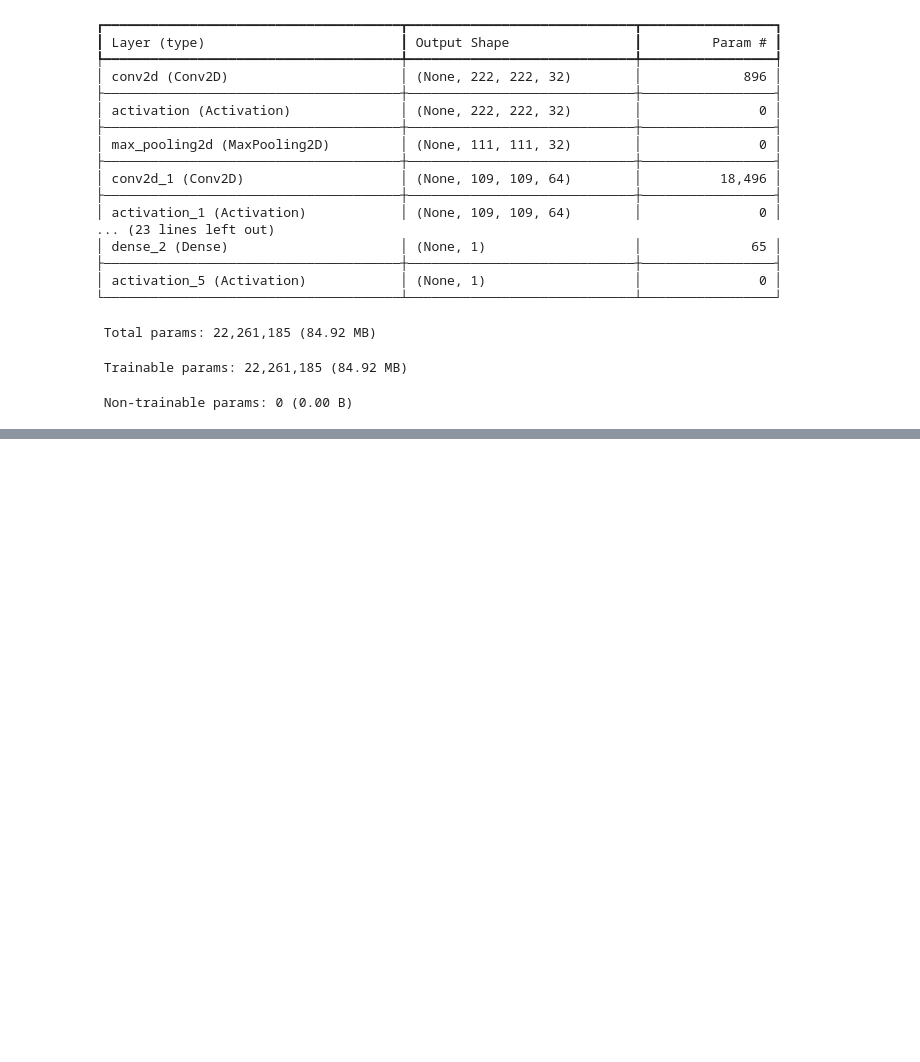
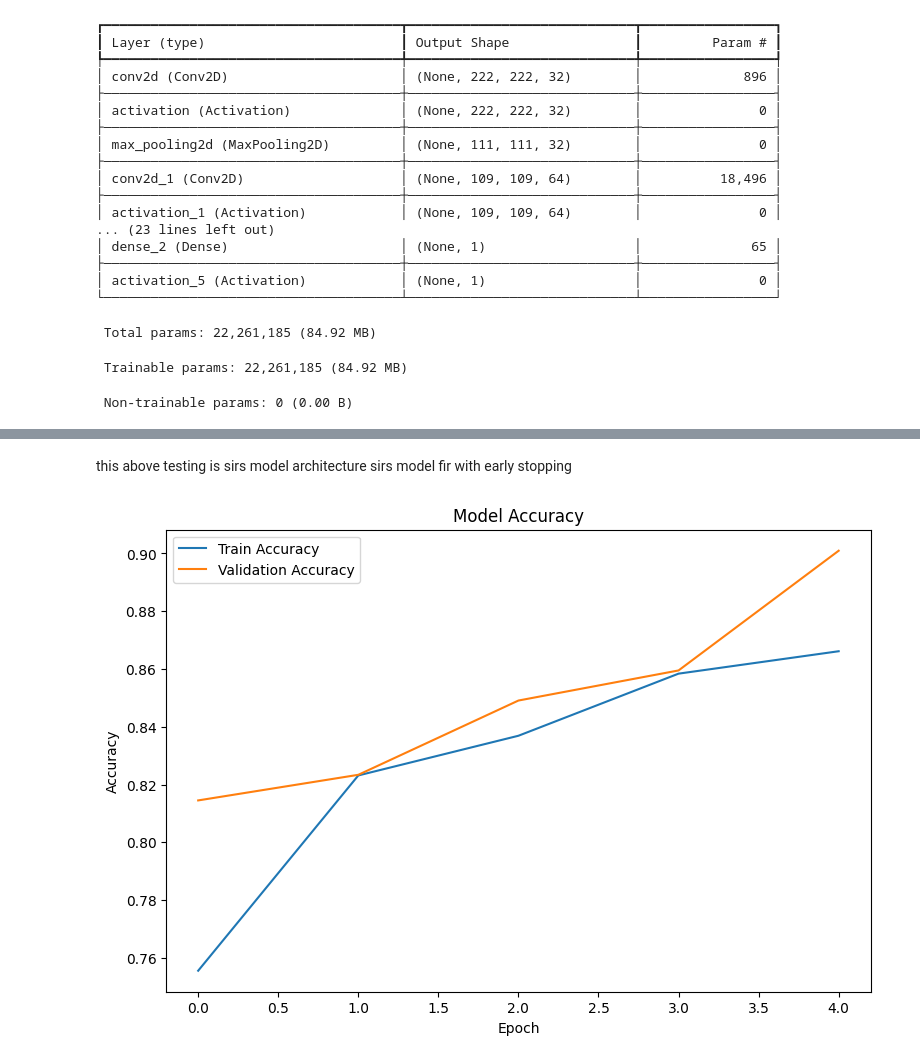
Before and after one commit to Jay0073/Waste-Classifier, a Jupyter notebook: CNN.ipynb, the cells around one changed output, grey strips where cells are left out. Drawn from its saved outputs; the diff is of its cells as text; code cells hidden in the pictures; blank space fills up the shorter version.

```diff
--- a/CNN.ipynb
+++ b/CNN.ipynb
@@ -149,4 +150,4 @@ img_width = 224
 img_height = 224
 
 # batch size for generating augmented data
-batch_size = 32
+batch_size = 64
@@ -228,10 +215,6 @@ model.add(Dropout(0.5))
 
 model.add(Dense(1))
 model.add(Activation('sigmoid'))
-
-model.compile(loss = "binary_crossentropy",
-              optimizer = "adam",
-              metrics = ["accuracy"])
 # %%
 model.summary()
 # %% [output]
@@ -266,8 +242,9 @@ early_stopping = EarlyStopping(
+# %%
+model.compile(optimizer='Adam', loss='binary_crossentropy', metrics=['accuracy'])
 # %%
 # Fit the model
 hist = model.fit(
     train_data_generator,
     epochs=5,  # Increased epochs for training
     validation_data=validation_data_generator,
-    callbacks=[early_stopping]  # Include early stopping
 )
@@ -274,23 +262,21 @@ hist = model.fit(
+# %% [markdown]
+this above testing is
+sirs model architecture
+sirs model fir
+with early stopping
 # %%
 # Plot accuracy and loss curves
-plt.figure(figsize=(14, 5))
+plt.figure(figsize=(20, 6))
 
 # Accuracy Plot
 plt.subplot(1, 2, 1)
 plt.plot(hist.history['accuracy'], label='Train Accuracy')
 plt.plot(hist.history['val_accuracy'], label='Validation Accuracy')
 plt.title('Model Accuracy')
 plt.ylabel('Accuracy')
 plt.xlabel('Epoch')
 plt.legend()
 
-# Loss Plot
-plt.subplot(1, 2, 2)
-plt.plot(hist.history['loss'], label='Train Loss')
-plt.plot(hist.history['val_loss'], label='Validation Loss')
-plt.title('Model Loss')
-plt.ylabel('Loss')
-plt.xlabel('Epoch')
-plt.legend()
-
 plt.show()
+# %% [output]
+[figure, added]
```
Also changed, not shown: parts of 15 cells of this notebook.
